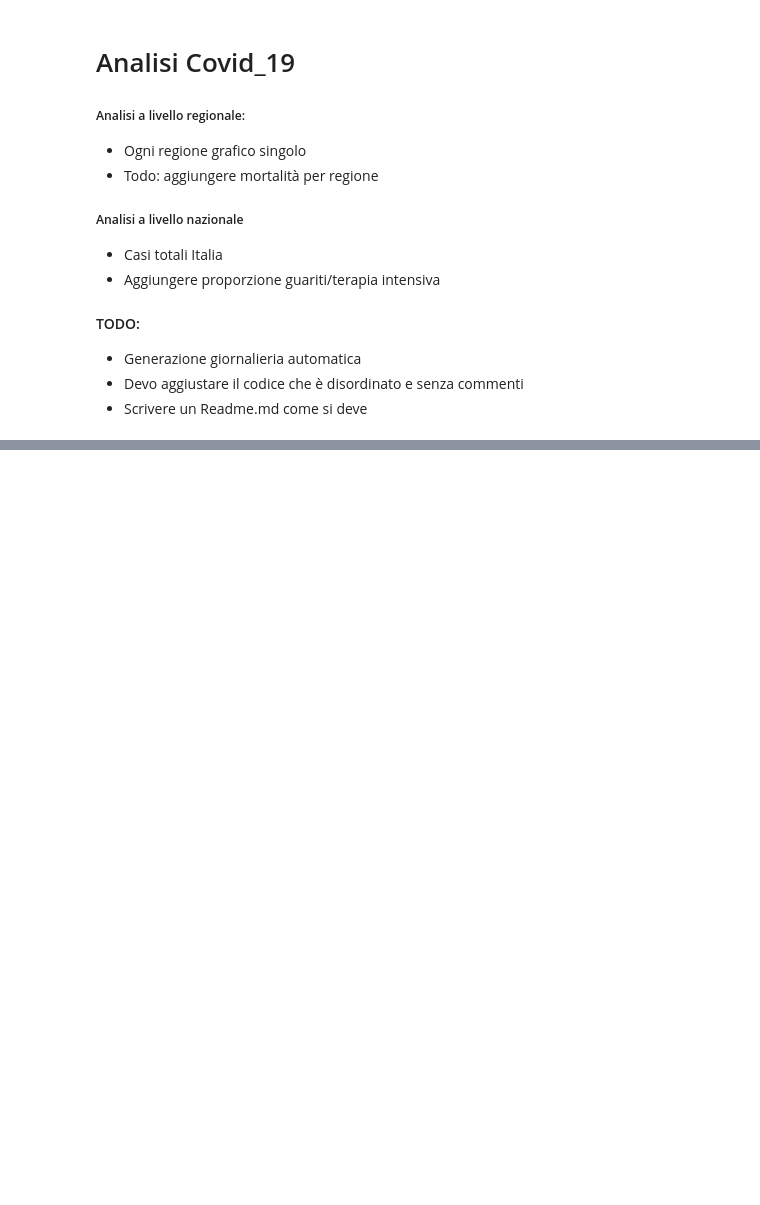
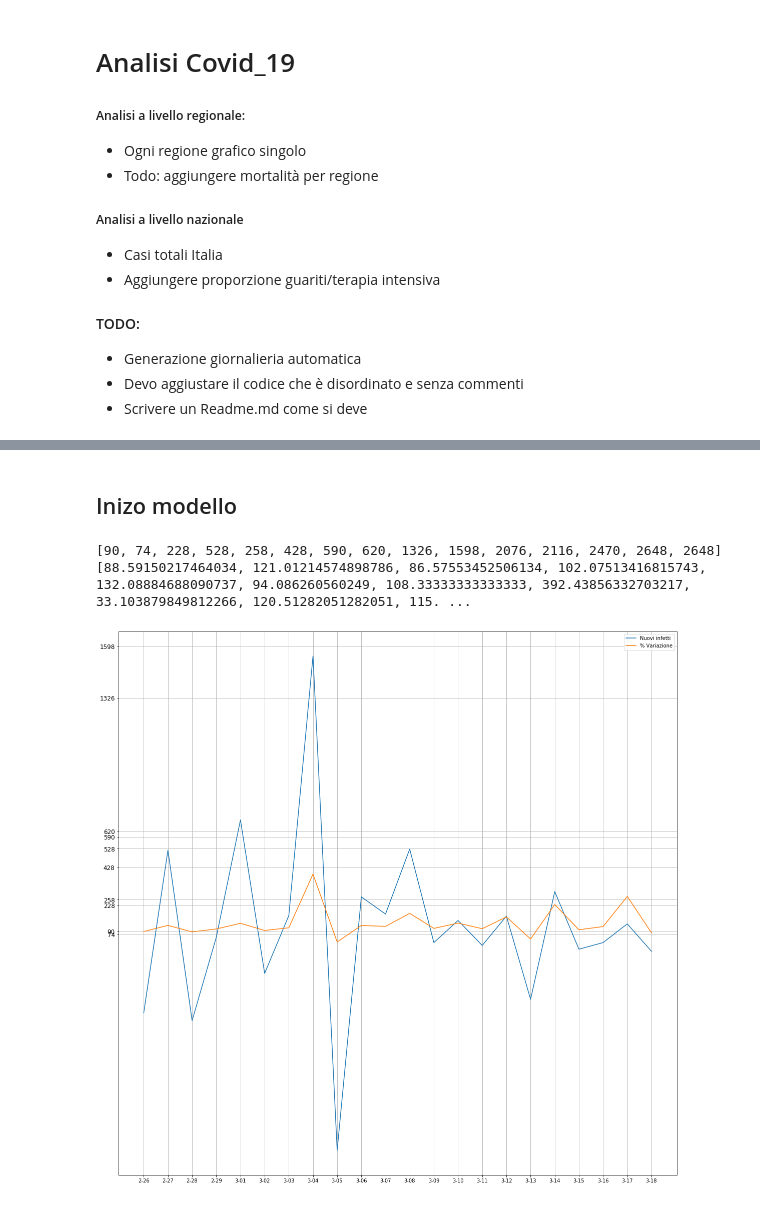
Before and after one commit to jacklapinza/Covid_Italia, a Jupyter notebook: Analisi COVID-19 - Federico.ipynb, the cells around one changed output, grey strips where cells are left out. Saved outputs shown, nothing was run; the diff lists cells and outputs as text; code cells hidden in the pictures; blank space fills up the shorter version.

```diff
--- a/Analisi COVID-19 - Federico.ipynb
+++ b/Analisi COVID-19 - Federico.ipynb
@@ -115,0 +215,69 @@ df_nazionale = pd.read_csv('COVID-19/dati-andamento-nazionale/dpc-covid19-ita-an
+# %% [markdown]
+## Inizo modello
+# %%
+fcst = []
+fcst_inv = []
+fcst_inv_disp = []
+fcst_inv_pari = []
+
+x1 = df_nazionale.data
+x2 = []
+for f in x1:
+    x2.append(f[6:10])
+
+for w in range(len(tot_nuovi_postivi)):
+    fcst.append(w)
+
+for m in fcst:
+    if m != 1 and m != 0:
+        fcst_inv_pari.append(m * (-1))
+    else:
+        pass
+
+for t in fcst:
+    if t != 0:
+        fcst_inv_disp.append(t * (-1))
+
+
+res = []
+res3 = []
+for q,l in zip(fcst_inv_disp, fcst_inv_pari):
+
+    f = int(tot_nuovi_postivi[q])
+    z = int(tot_nuovi_postivi[l])
+    res1 = f - z
+    res2 = (f/z)*100
+    res.append(res1)
+    res3.append(res2)
+
+model = []
+last = []
+
+for ext in tot_nuovi_postivi:
+    if ext % 2 == 0:
+        model.append(ext)
+    else:
+        pass
+
+last.append(tot_nuovi_postivi[-1])
+model.extend(last)
+
+print(model)
+
+adapt = x[2:]
+print(res3)
+
+
+plt.yticks(model)
+
+
+
+plt.plot(adapt, res, label="Nuovi infetti")
+plt.plot(adapt, res3, label= "% Variazione")
+plt.legend()
+plt.grid()
+plt.show()
+# %% [output]
+[90, 74, 228, 528, 258, 428, 590, 620, 1326, 1598, 2076, 2116, 2470, 2648, 2648]
+[88.59150217464034, 121.01214574898786, 86.57553452506134, 102.07513416815743, 132.08884688090737, 94.086260560249, 108.33333333333333, 392.43856332703217, 33.103879849812266, 120.51282051282051, 115. ...
+[figure, added]
```
Also changed, not shown: parts of 11 cells of this notebook.
